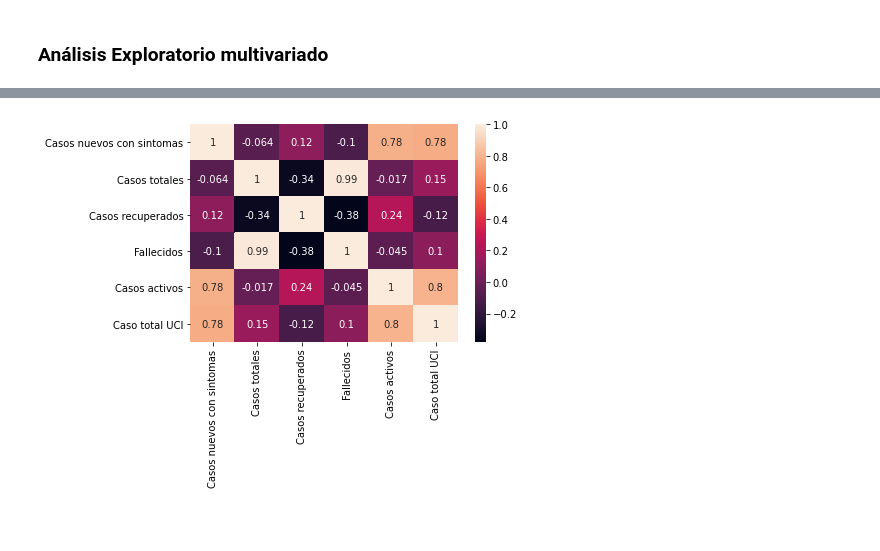
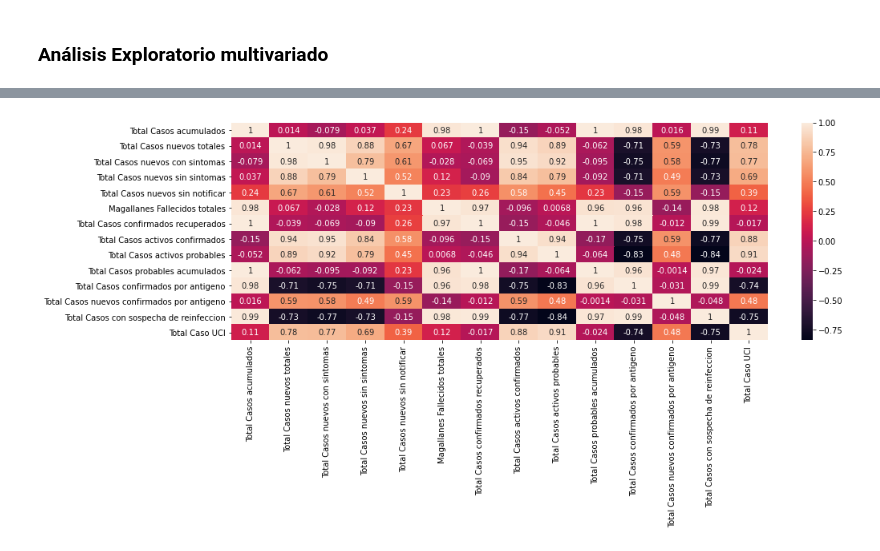
Before and after one commit to electronmaxi/Proyecto-IA, a Jupyter notebook: ProyectoIA.ipynb, the cells around one changed output, grey strips where cells are left out. Drawn from its saved outputs; the diff is of its cells as text; code cells hidden in the pictures; blank space fills up the shorter version.

```diff
--- a/ProyectoIA.ipynb
+++ b/ProyectoIA.ipynb
@@ -47,0 +41,4 @@ df
+# %%
+a=['Fecha']+d
+print(np.size(a))
+df.columns = a
@@ -146,3 +66,0 @@ df2
-# %%
-df['Caso total UCI']=df2['Caso total UCI']
-df
@@ -198,0 +115,6 @@ graficos("Caso total UCI")
+# %%
+#visto que la data considera columnas como datos distintos a float crearé una función que transforme todo a float
+ta=len(a)
+for i in range(1,ta):
+    df[a[i]] = pd.to_numeric(df[a[i]], downcast="float")
+del(df['index'])
@@ -198,0 +211,4 @@ graficos("Caso total UCI")
+# %%
+dfa=df.iloc[:,vselector]
+dfa
+dfa.describe()
@@ -201,6 +246,6 @@ graficos("Caso total UCI")
 # %%
-del(df['index'])
-corr=df.corr()
+plt.figure(figsize=(15,5))
+corr=dfa.corr()
 sns.heatmap(corr, annot=True);
 # %% [output]
-[figure, old version]
+[figure, new version]
```
Also changed, not shown: parts of 43 cells of this notebook, 13 other files.
